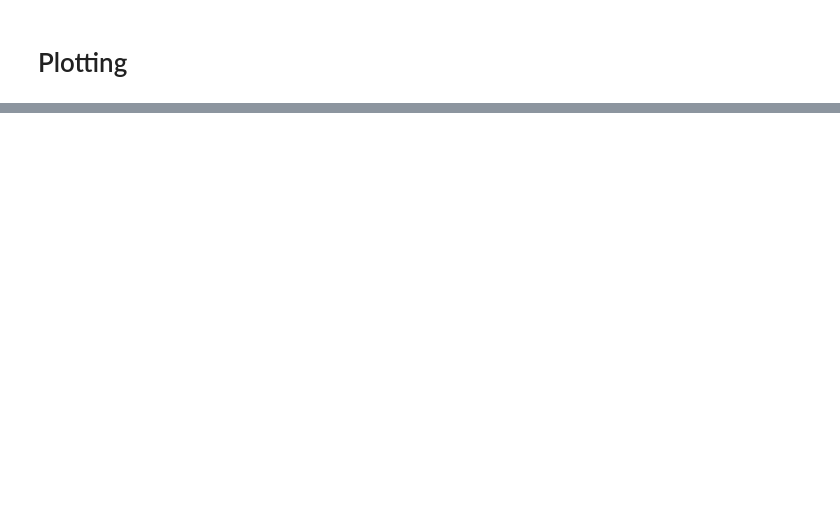
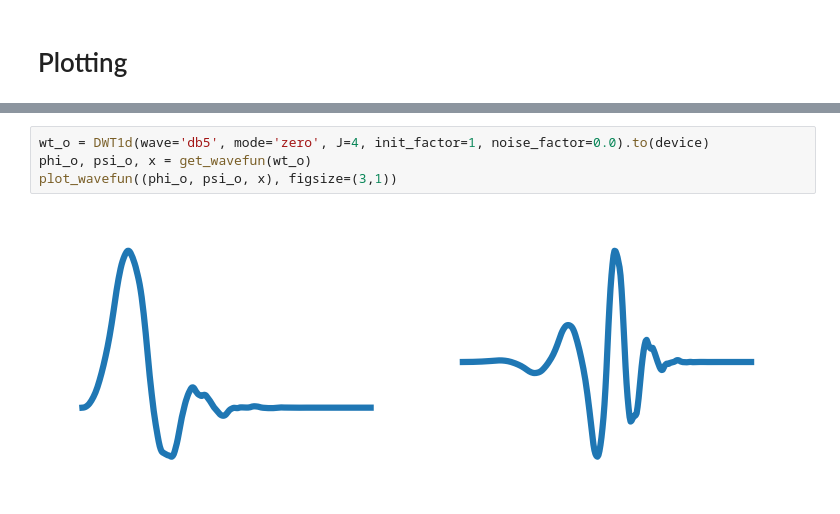
Before and after one commit to Yu-Group/adaptive-wavelets, a Jupyter notebook: notebooks/simulation/02_results.ipynb, the cells around one changed output, grey strips where cells are left out. Saved outputs shown, nothing was run; the diff lists cells and outputs as text; blank space fills up the shorter version.

```diff
--- a/notebooks/simulation/02_results.ipynb
+++ b/notebooks/simulation/02_results.ipynb
@@ -115,0 +118,6 @@ plt.show()
+# %%
+wt_o = DWT1d(wave='db5', mode='zero', J=4, init_factor=1, noise_factor=0.0).to(device)
+phi_o, psi_o, x = get_wavefun(wt_o)
+plot_wavefun((phi_o, psi_o, x), figsize=(3,1))
+# %% [output]
+[figure, added]
```
Also changed, not shown: parts of 6 cells of this notebook, 6 other files.
